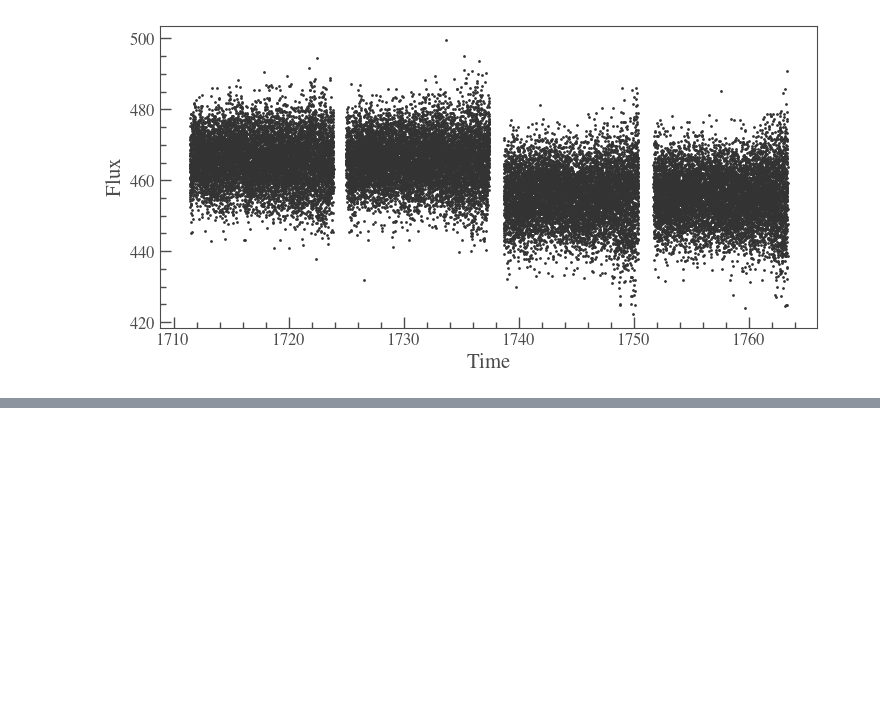
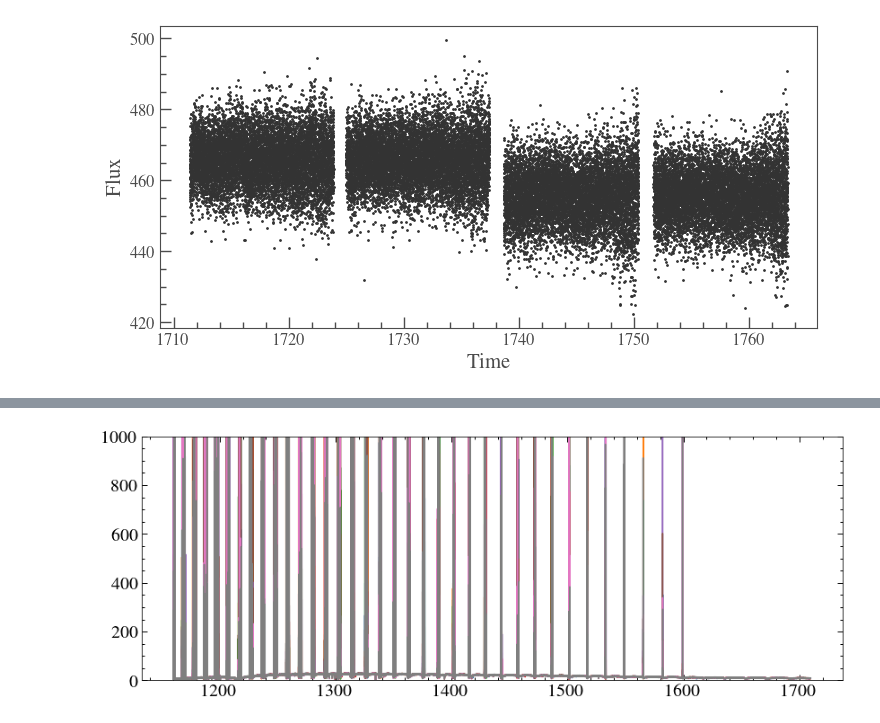
Before and after one commit to davidjwilson/GD394-Tess, a Jupyter notebook: spot_model.ipynb, the cells around one changed output, grey strips where cells are left out. Cells and saved outputs as stored; diff of their text form; code cells hidden in the pictures; blank space fills up the shorter version.

```diff
--- a/spot_model.ipynb
+++ b/spot_model.ipynb
@@ -379,0 +506,14 @@ lc.scatter()
+# %%
+x1ds = glob.glob('../observations/201808_spectra/*.fits')
+for x1d in x1ds:
+    hdul = fits.open(x1d)
+    t = (hdul[0].header['TEXPSTRT'] + hdul[0].header['TEXPEND'])/2
+    ext = hdul[1]
+    data = ext.data
+    hdr = ext.header
+    w, f, e, = echelle_coadd(data['WAVELENGTH'], data['FLUX'], data['ERROR'])
+    mask = (w> 1160)
+    plt.plot(w[mask],f[mask]/e[mask])
+    plt.ylim(0, 1000)
+# %% [output]
+[figure, added]
```
Also changed, not shown: parts of 11 cells of this notebook, 3 other files.
